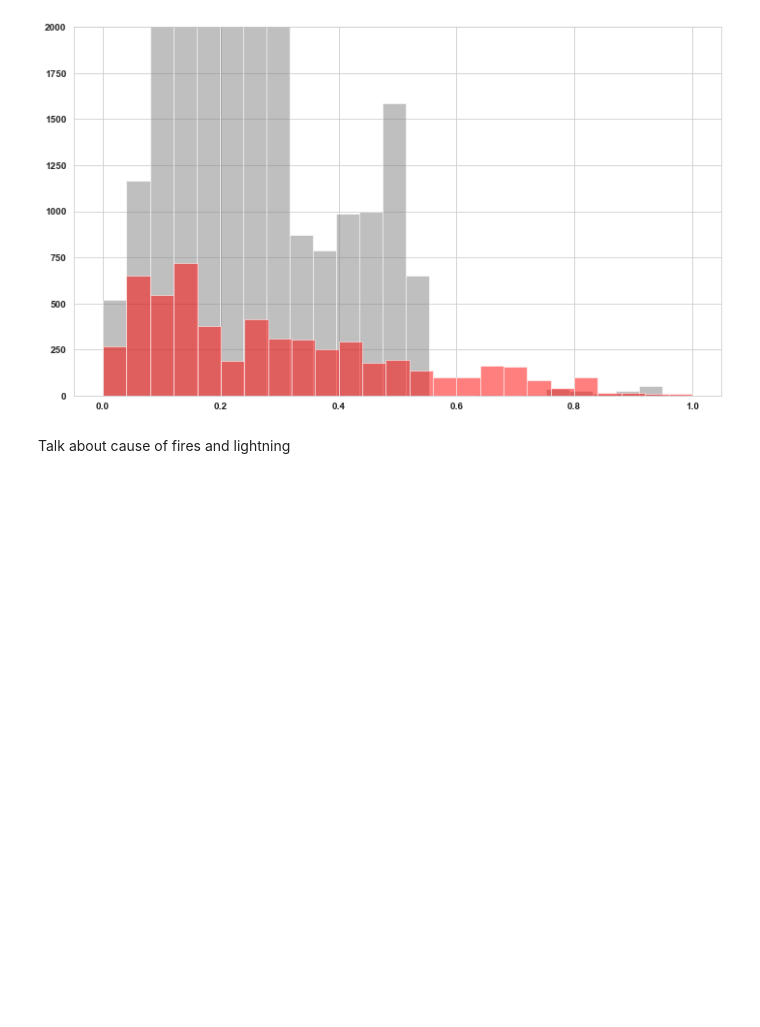
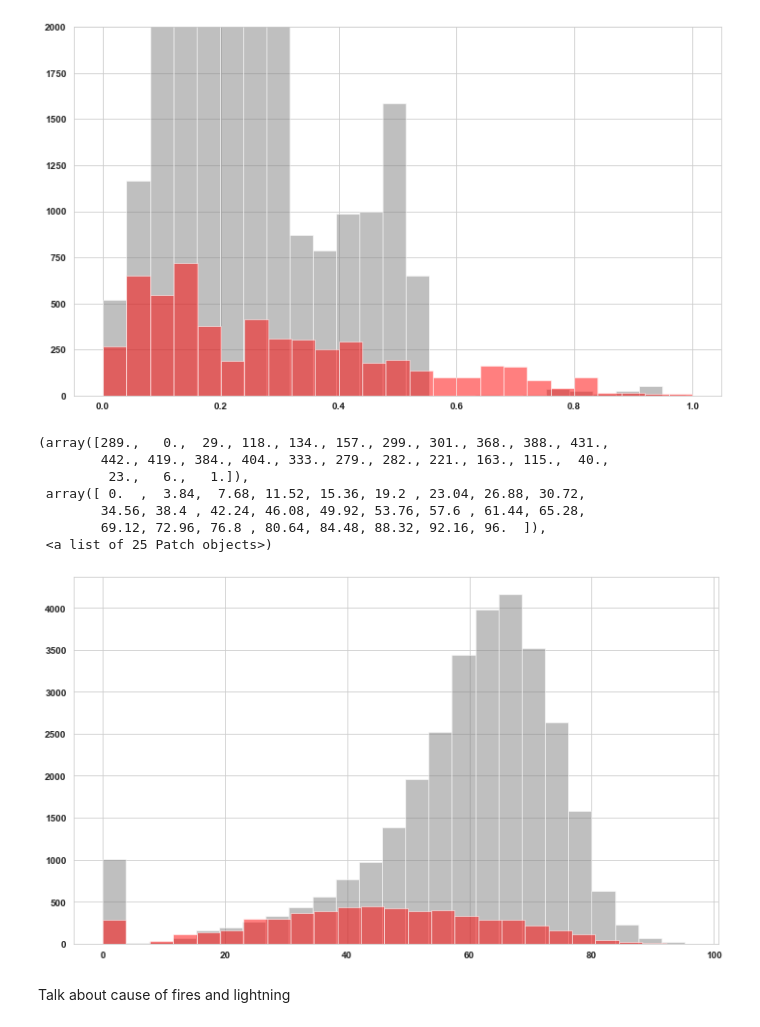
Before and after one commit to fernandez-justin/Forest_Fire_Classification, a Jupyter notebook: final_notebook.ipynb, the cells around one changed output. Cells and saved outputs as stored; diff of their text form; code cells hidden in the pictures; blank space fills up the shorter version.

```diff
--- a/final_notebook.ipynb
+++ b/final_notebook.ipynb
@@ -179,6 +179,19 @@ plt.ylim(0,2000)
 # %% [output]
 (0, 2000)
 [figure]
+# %%
+plt.figure(figsize=(12,7))
+plt.hist(smalls['Hum_pre_7'], bins=25, alpha=0.5, label='Small Fires', color='grey')
+plt.hist(large['Hum_pre_7'], bins=25, alpha=0.5, label='Large Fires', color='red')
+# %% [output]
+(array([289.,   0.,  29., 118., 134., 157., 299., 301., 368., 388., 431.,
+        442., 419., 384., 404., 333., 279., 282., 221., 163., 115.,  40.,
+         23.,   6.,   1.]),
+ array([ 0.  ,  3.84,  7.68, 11.52, 15.36, 19.2 , 23.04, 26.88, 30.72,
+        34.56, 38.4 , 42.24, 46.08, 49.92, 53.76, 57.6 , 61.44, 65.28,
+        69.12, 72.96, 76.8 , 80.64, 84.48, 88.32, 92.16, 96.  ]),
+ <a list of 25 Patch objects>)
+[figure, added]
 # %% [markdown]
 Talk about cause of fires and lightning
 # %%
```
Also changed, not shown: parts of 2 cells of this notebook, 1 other file.
